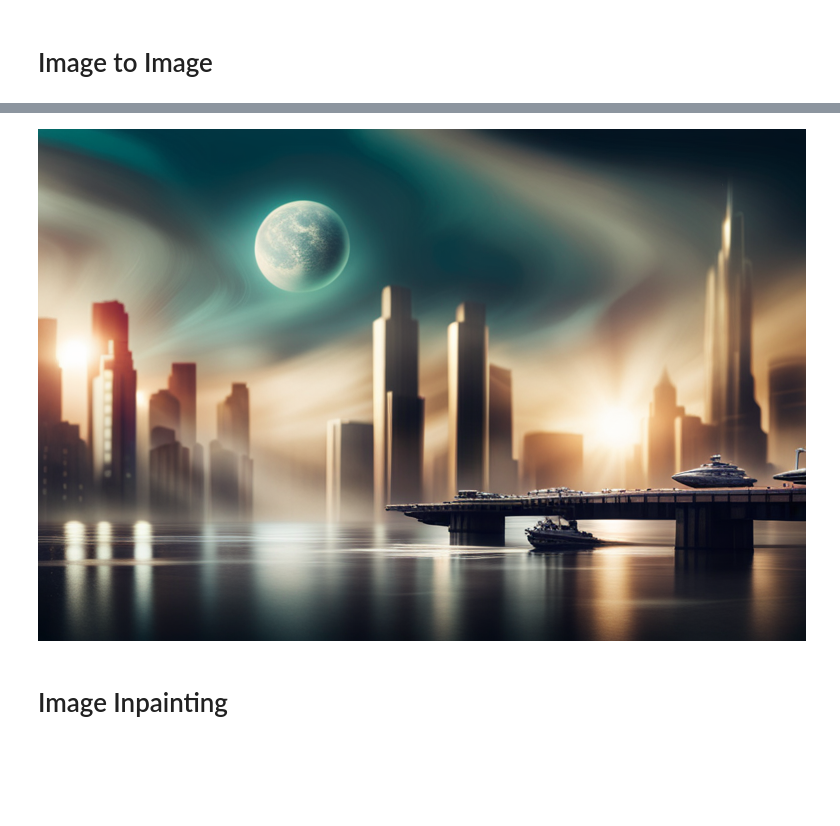
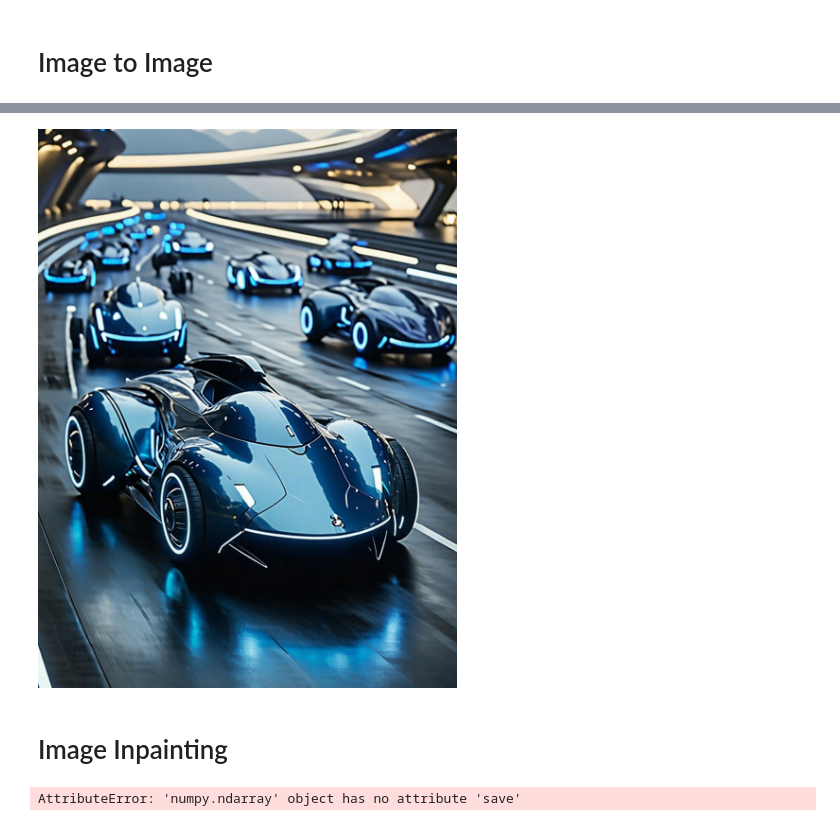
Before and after one commit to renaldig/Using-Amazon-Bedrock, a Jupyter notebook: Chapter4/Bedrock_Image_to_Image_and_Image_Inpainting.ipynb, the cells around one changed output, grey strips where cells are left out. Cells and saved outputs as stored; diff of their text form; code cells hidden in the pictures; blank space fills up the shorter version.

```diff
--- a/Chapter4/Bedrock_Image_to_Image_and_Image_Inpainting.ipynb
+++ b/Chapter4/Bedrock_Image_to_Image_and_Image_Inpainting.ipynb
@@ -109,0 +66,34 @@
+# %%
+def construct_request_payload(
+        alteration_prompt,
+        negative_prompts_list,
+        initial_image_b64,
+        preset_style,
+        preset_clip_guidance,
+        sampler_type
+    ):
+
+    payload = {
+        "prompt": alteration_prompt,
+        "mode": 'image-to-image',
+        "strength": 0.9,
+        "image": initial_image_b64,
+        "seed": 321,
+    }
+
+    return json.dumps(payload)
+
+def invoke_model(runtime, payload, model_identifier):
+    response = runtime.invoke_model(body=payload, modelId=model_identifier)
+    return json.loads(response.get("body").read())
+
+request_payload = construct_request_payload(
+    new_change_prompt, negative_prompts, encoded_image_b64, style_preset, clip_guidance_preset, sampler
+)
+
+model_identifier = "stability.sd3-5-large-v1:0"
+bedrock_response = invoke_model(bedrock_runtime, request_payload, model_identifier)
+image_base64_string = bedrock_response["images"][0]
+print(f"{image_base64_string[:80]}...")
+
+os.makedirs("data", exist_ok=True)
@@ -110,9 +102,9 @@
 # %%
-image_2 = Image.open(io.BytesIO(base64.decodebytes(bytes(b64_str_image_2, "utf-8"))))
+image_2 = Image.open(io.BytesIO(base64.decodebytes(bytes(image_base64_string, "utf-8"))))
 image_2.save("data/image_2.png")
 image_2
 # %% [output]
-[figure, old version]
+[figure, new version]
 # %% [markdown]
 # Image Inpainting
 # %%
@@ -128,13 +121,22 @@ def image_to_base64(img):
     return base64.b64encode(buffered.getvalue()).decode("utf-8") #A
 
 inpaint_request = json.dumps({
-    "text_prompts": [{"text": inpaint_text}],
-    "init_image": image_to_base64(image_2), #B
-    "mask_source": "MASK_IMAGE_BLACK",
-    "mask_image": image_to_base64(mask_img), #C
-    "cfg_scale": 10,
-    "seed": 123,
-    "style_preset": style_preset,
+    "taskType": "INPAINTING",
+    "inPaintingParams": {
+        "text": inpaint_text,
+        "image": image_to_base64(mask_img),
+        "maskImage": image_to_base64(binary_mask)
+    },
+    "imageGenerationConfig": {
+        "quality": "standard",
+        "numberOfImages": 1,
+        "height": 512,
+        "width": 512,
+        "cfgScale": 10
+    }
 })
-model_identifier = "stability.stable-diffusion-xl"
+
+model_identifier = "amazon.titan-image-generator-v2:0"
+# %% [output]
+AttributeError: 'numpy.ndarray' object has no attribute 'save'
 # %%
```
Also changed, not shown: parts of 8 cells of this notebook, 11 other files.
